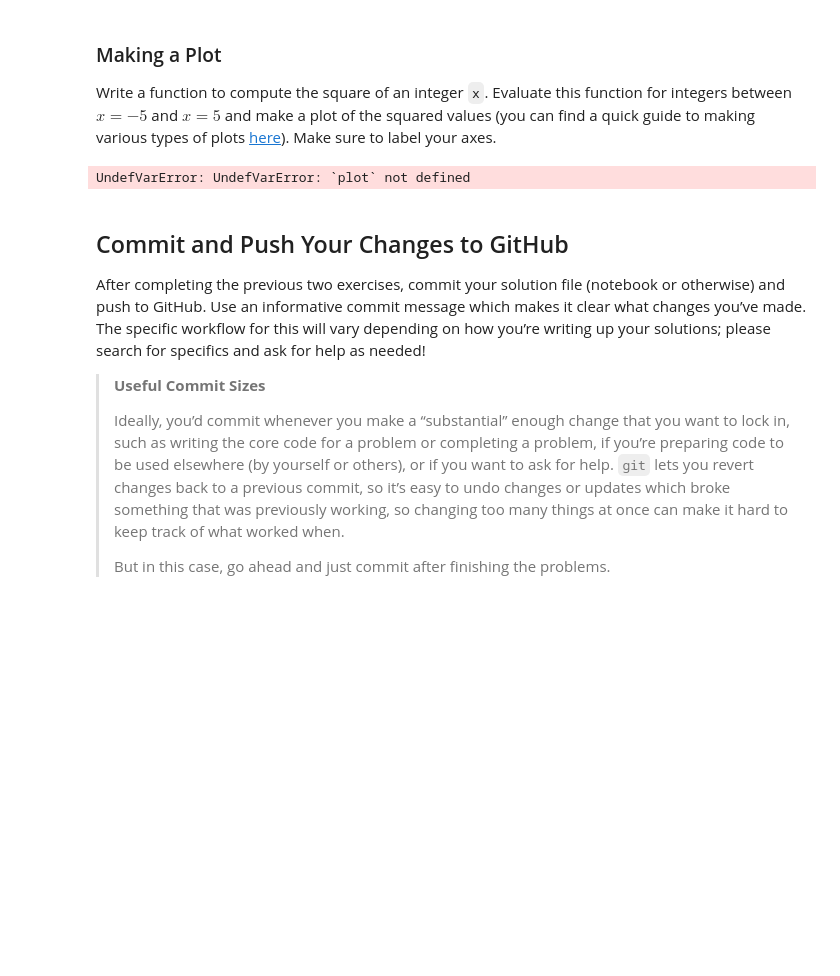
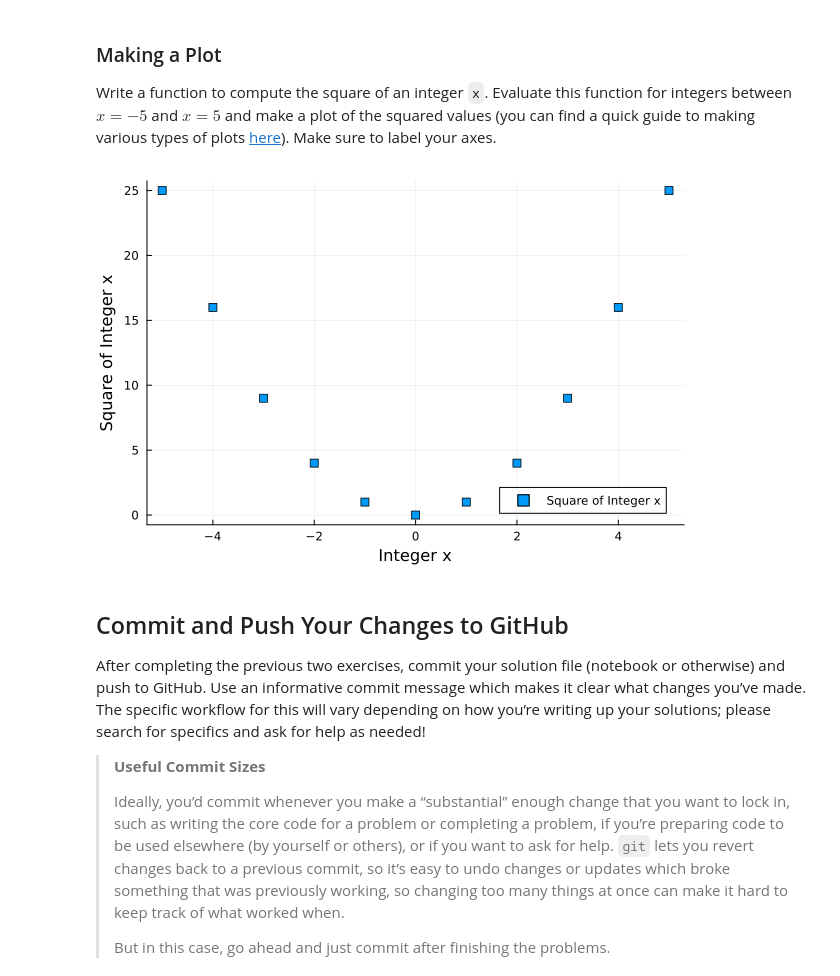
Before and after one commit to BEE4750-FA24/lab-1-mz446, a Jupyter notebook: lab01.ipynb, the cells around one changed output. Drawn from its saved outputs; the diff is of its cells as text; code cells hidden in the pictures; blank space fills up the shorter version.

```diff
--- a/lab01.ipynb
+++ b/lab01.ipynb
@@ -294,14 +275,14 @@ plots
 Make sure to label your axes.
 # %%
 # insert your code here
-for i = -5:5
-    y = sqrt(x);
-    x = i;
-    plot(x,y)
+x = [-5,-4,-3,-2,-1,0,1,2,3,4,5];
+y = [(-5)^2,(-4)^2,(-3)^2,(-2)^2,(-1)^2,0^2,1^2,2^2,3^2,4^2,5^2];
 
-end
+scatter(x,y,markershape=:square, label="Square of Integer x")
+xlabel!("Integer x")
+ylabel!("Square of Integer x")
 # %% [output]
-UndefVarError: UndefVarError: `plot` not defined
+[figure, added]
 # %% [markdown]
 ## Commit and Push Your Changes to GitHub
 
```
Also changed, not shown: parts of 1 cell of this notebook, 1 other file.
